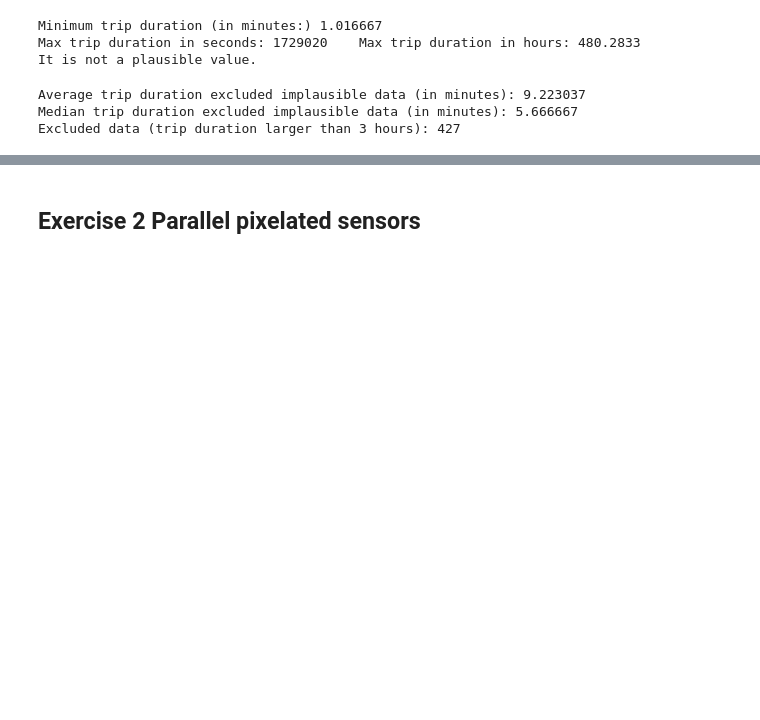
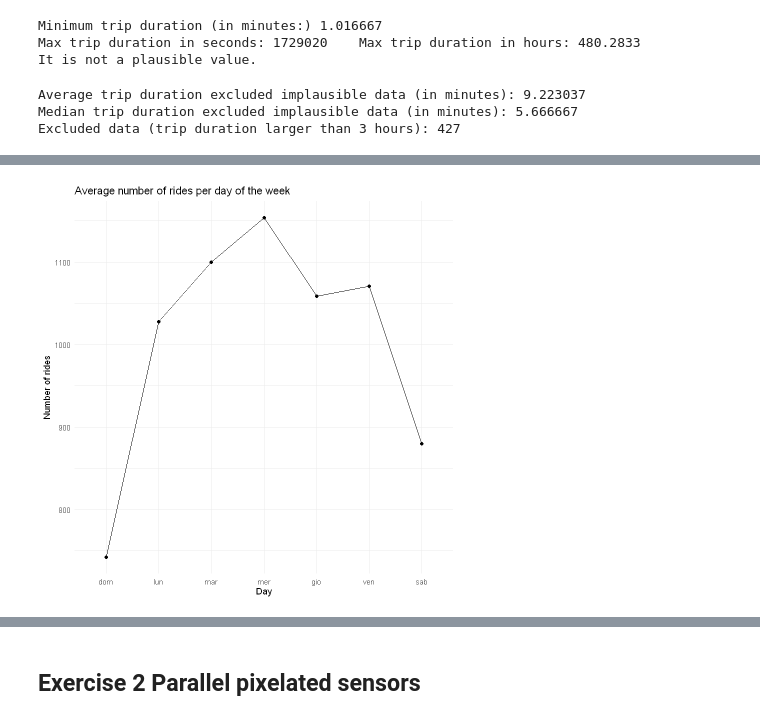
Before and after one commit to angelabortolato/AdvStatistics, a Jupyter notebook: lab1/BortolatoAngela_Lab1.ipynb, the cells around one changed output, grey strips where cells are left out. Saved outputs shown, nothing was run; the diff lists cells and outputs as text; code cells hidden in the pictures; blank space fills up the shorter version.

```diff
--- a/lab1/BortolatoAngela_Lab1.ipynb
+++ b/lab1/BortolatoAngela_Lab1.ipynb
@@ -114,0 +111,13 @@ lines(data_monthly$month, data_monthly$mon_avg)
+# %%
+#plot the average nubmer of rides per day of the week
+data_excl <- data_excl %>% mutate(date=as.Date(starttime), wday = wday(starttime, label = TRUE))
+data_rides <- data_excl %>% group_by(date, wday) %>%
+  summarise(Rides = n(), .groups = 'drop')
+data_wday <- data_rides %>% group_by(wday) %>% summarise(avg_rides = mean(Rides))
+
+p2 <- ggplot(data_wday, aes(x = wday, y = avg_rides, group=1))
+p2 + geom_point() + geom_line() + theme_minimal() +
+         labs(title = "Average number of rides per day of the week",
+       x = "Day", y = "Number of rides")
+# %% [output]
+[figure, added]
```
Also changed, not shown: parts of 18 cells of this notebook.
